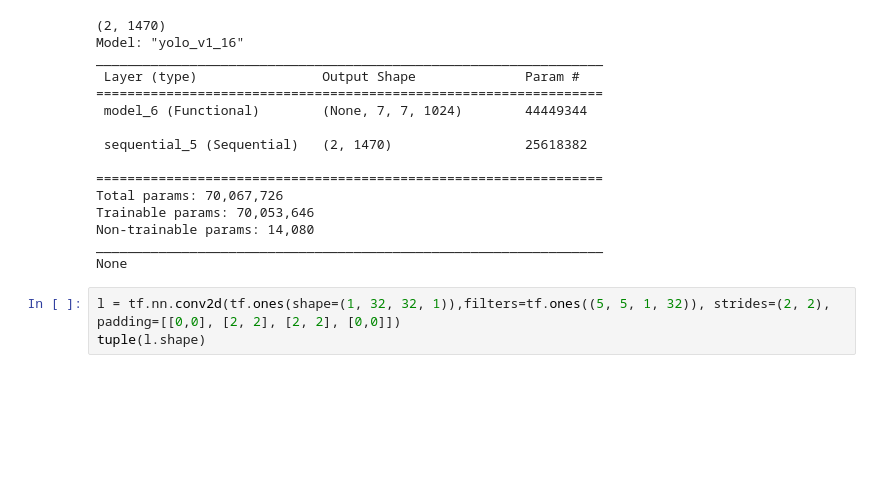
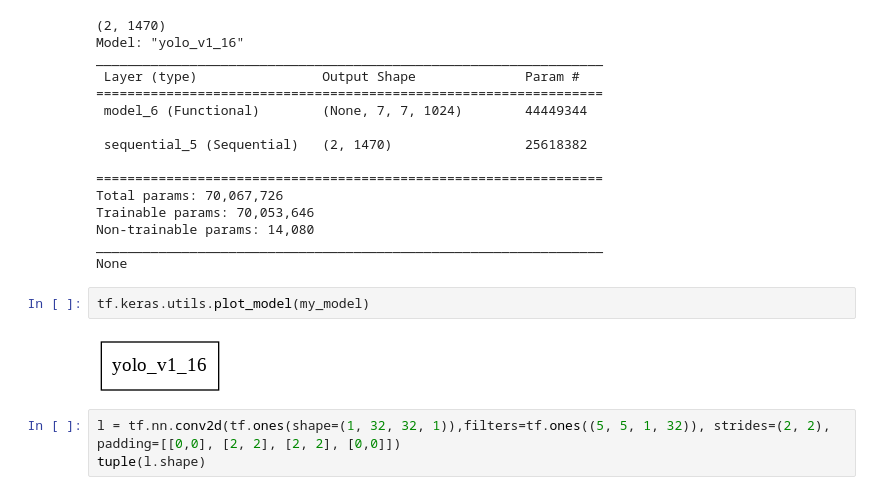
Before and after one commit to ArashDehghanyan/ml-and-vision-practices, a Jupyter notebook: object_detection.ipynb, the cells around one changed output. Saved outputs shown, nothing was run; the diff lists cells and outputs as text; blank space fills up the shorter version.

```diff
--- a/object_detection.ipynb
+++ b/object_detection.ipynb
@@ -423,6 +423,10 @@ Trainable params: 70,053,646
 Non-trainable params: 14,080
 _________________________________________________________________
 None
+# %%
+tf.keras.utils.plot_model(my_model)
+# %% [output]
+[figure, added]
 # %%
 l = tf.nn.conv2d(tf.ones(shape=(1, 32, 32, 1)),filters=tf.ones((5, 5, 1, 32)), strides=(2, 2), padding=[[0,0], [2, 2], [2, 2], [0,0]])
 tuple(l.shape)
```
